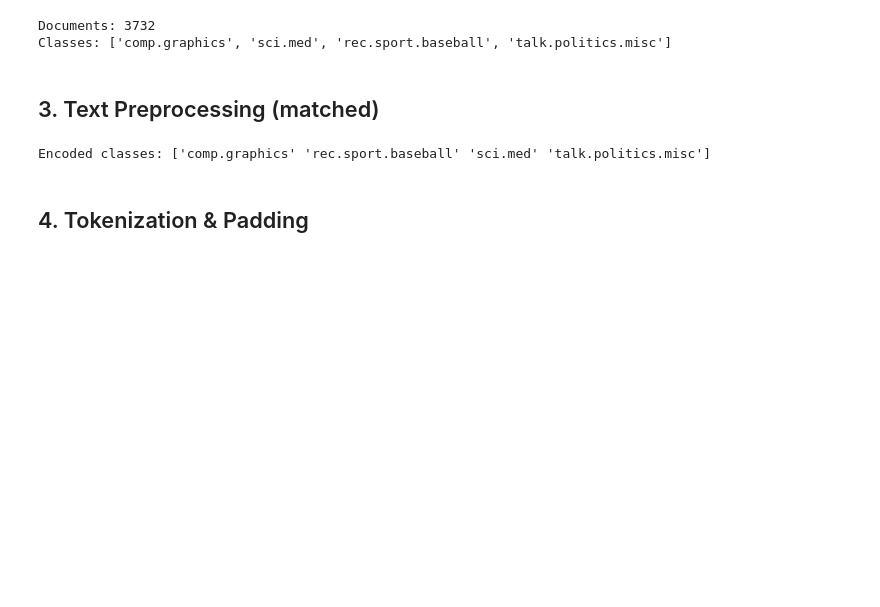
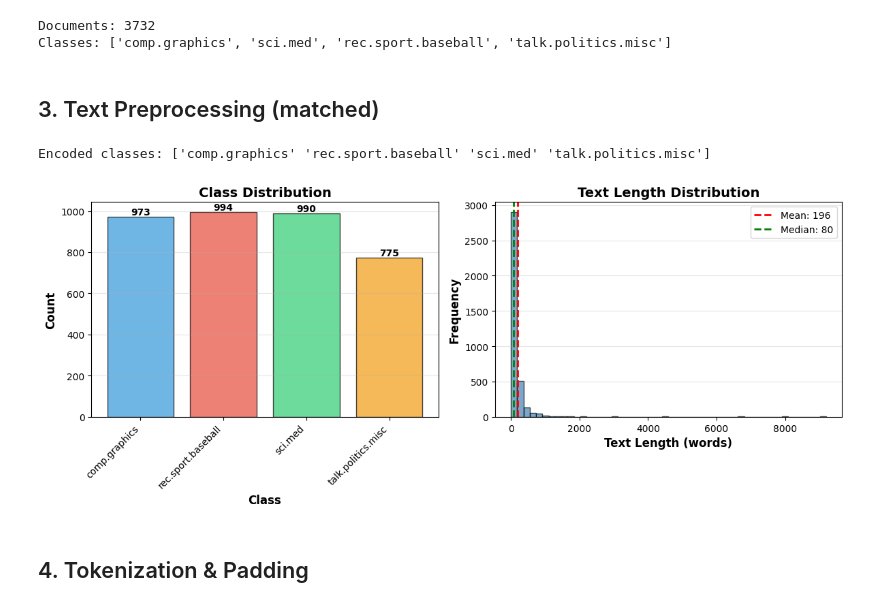
Before and after one commit to Mugisha-isaac/machine-learning-techniques-formative-2, a Jupyter notebook: RNN_Text_Classification_Embeddings.ipynb, the cells around one changed output. Drawn from its saved outputs; the diff is of its cells as text; code cells hidden in the pictures; blank space fills up the shorter version.

```diff
--- a/RNN_Text_Classification_Embeddings.ipynb
+++ b/RNN_Text_Classification_Embeddings.ipynb
@@ -117,21 +88,56 @@ Classes: ['comp.graphics', 'sci.med', 'rec.sport.baseball', 'talk.politics.misc'
 # %%
 
 def preprocess_text(texts):
     processed = []
     for text in texts:
         text = text.lower()
         text = ' '.join(text.split())
         processed.append(text)
     return processed
 
 texts = preprocess_text(texts)
 
 label_encoder = LabelEncoder()
 y = label_encoder.fit_transform(labels)
 
 print("Encoded classes:", label_encoder.classes_)
+
+# Data exploration
+label_dist = {label_encoder.classes_[i]: list(y).count(i) for i in range(len(label_encoder.classes_))}
+text_lengths = [len(text.split()) for text in texts]
+
+# Plot data distribution
+plt.figure(figsize=(12, 5))
+
+plt.subplot(1, 2, 1)
+colors = ['#3498db', '#e74c3c', '#2ecc71', '#f39c12']
+bars = plt.bar(label_dist.keys(), label_dist.values(), color=colors, alpha=0.7, edgecolor='black')
+for bar in bars:
+    height = bar.get_height()
+    plt.text(bar.get_x() + bar.get_width()/2., height,
+            f'{int(height)}',
+            ha='center', va='bottom', fontweight='bold')
+plt.xlabel('Class', fontsize=12, fontweight='bold')
+plt.ylabel('Count', fontsize=12, fontweight='bold')
+plt.title('Class Distribution', fontsize=14, fontweight='bold')
+plt.xticks(rotation=45, ha='right')
+plt.grid(axis='y', alpha=0.3)
+
+plt.subplot(1, 2, 2)
+plt.hist(text_lengths, bins=50, color='steelblue', alpha=0.7, edgecolor='black')
+plt.axvline(np.mean(text_lengths), color='red', linestyle='--', linewidth=2, label=f'Mean: {np.mean(text_lengths):.0f}')
+plt.axvline(np.median(text_lengths), color='green', linestyle='--', linewidth=2, label=f'Median: {np.median(text_lengths):.0f}')
+plt.xlabel('Text Length (words)', fontsize=12, fontweight='bold')
+plt.ylabel('Frequency', fontsize=12, fontweight='bold')
+plt.title('Text Length Distribution', fontsize=14, fontweight='bold')
+plt.legend()
+plt.grid(axis='y', alpha=0.3)
+
+plt.tight_layout()
+plt.show()
 # %% [output]
 Encoded classes: ['comp.graphics' 'rec.sport.baseball' 'sci.med' 'talk.politics.misc']
+[figure, added]
 # %% [markdown]
 ## 4. Tokenization & Padding
 # %%
```
Also changed, not shown: parts of 7 cells of this notebook, 1 other file.
